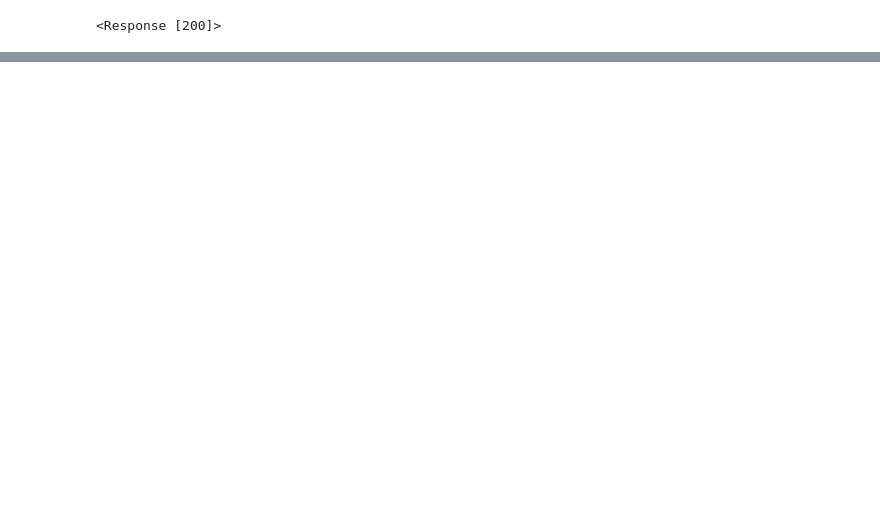
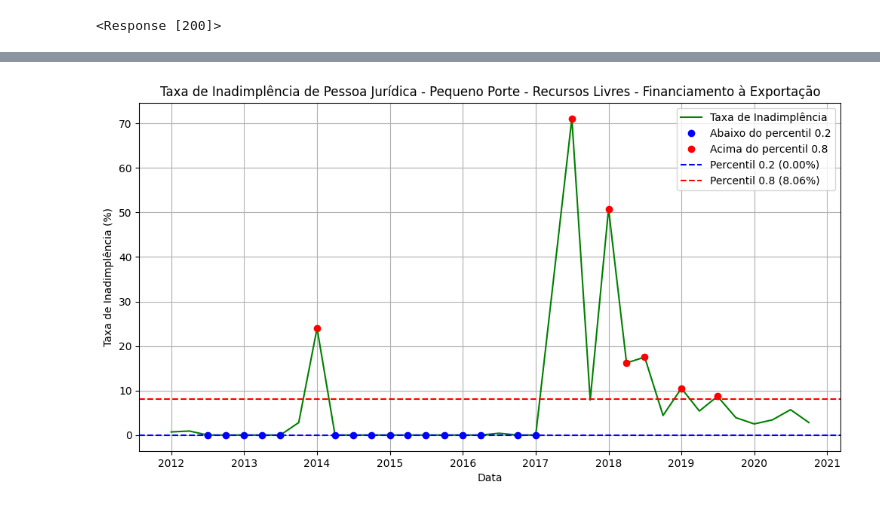
Before and after one commit to carloscariello/Inad_PJ_-pequeno_porte-_Financ_Exportacao, a Jupyter notebook: analise_taxa_inadimplencia.ipynb, the cells around one changed output, grey strips where cells are left out. Cells and saved outputs as stored; diff of their text form; code cells hidden in the pictures; blank space fills up the shorter version.

```diff
--- a/analise_taxa_inadimplencia.ipynb
+++ b/analise_taxa_inadimplencia.ipynb
@@ -79,0 +75,31 @@ plt.show()
+# %%
+import matplotlib.pyplot as plt
+
+# Calcular os percentis
+percentil_02 = data['valor'].quantile(0.2)
+percentil_08 = data['valor'].quantile(0.8)
+
+# Separar os pontos abaixo e acima dos percentis
+abaixo_percentil_02 = data[data['valor'] <= percentil_02]
+acima_percentil_08 = data[data['valor'] >= percentil_08]
+
+# Criar o gráfico de linha
+plt.figure(figsize=(12, 6))
+plt.plot(data['data'], data['valor'], 'g-', label='Taxa de Inadimplência')
+
+# Destacar os pontos abaixo e acima dos percentis
+plt.plot(abaixo_percentil_02['data'], abaixo_percentil_02['valor'], 'bo', label='Abaixo do percentil 0.2')
+plt.plot(acima_percentil_08['data'], acima_percentil_08['valor'], 'ro', label='Acima do percentil 0.8')
+
+# Adicionar linhas horizontais representando os percentis 0.2 e 0.8
+plt.axhline(percentil_02, color='blue', linestyle='--', label=f'Percentil 0.2 ({percentil_02:.2f}%)')
+plt.axhline(percentil_08, color='red', linestyle='--', label=f'Percentil 0.8 ({percentil_08:.2f}%)')
+
+plt.xlabel('Data')
+plt.ylabel('Taxa de Inadimplência (%)')
+plt.title('Taxa de Inadimplência de Pessoa Jurídica - Pequeno Porte - Recursos Livres - Financiamento à Exportação')
+plt.legend()
+plt.grid()
+plt.show()
+# %% [output]
+[figure, added]
```
Also changed, not shown: parts of 6 cells of this notebook.
